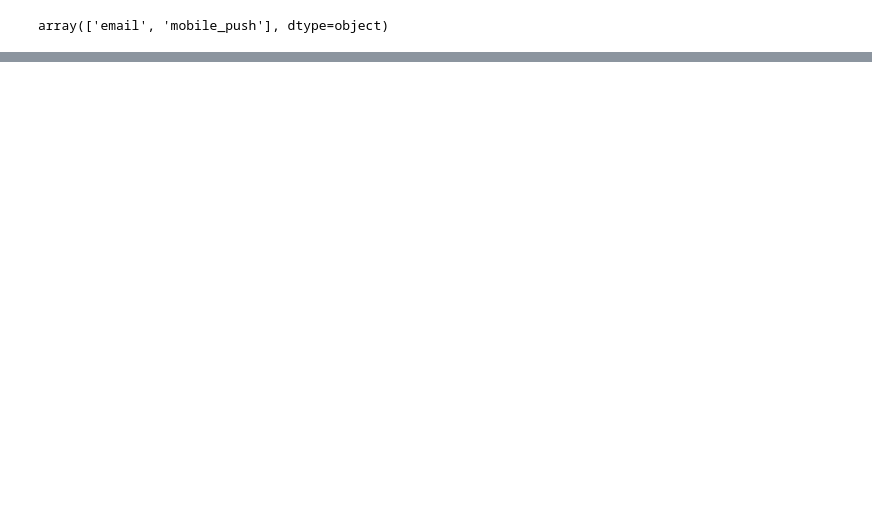
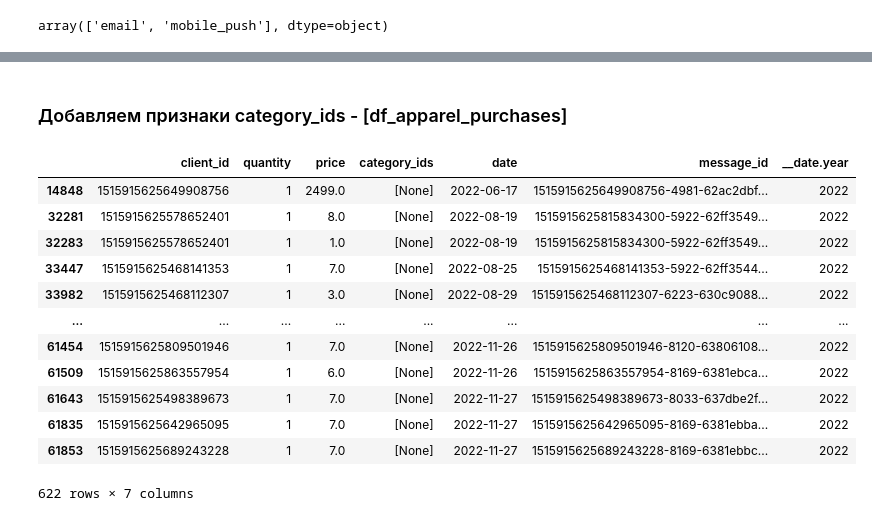
Before and after one commit to n1654/ds-sprint-23, a Jupyter notebook: project.ipynb, the cells around one changed output, grey strips where cells are left out. Cells and saved outputs as stored; diff of their text form; code cells hidden in the pictures; blank space fills up the shorter version.

```diff
--- a/project.ipynb
+++ b/project.ipynb
@@ -486,0 +278,3 @@ df_apparel_messages[rows]
+# %%
+df_apparel_messages.drop_duplicates(inplace=True)
+df_apparel_purchases.drop_duplicates(inplace=True)
@@ -492,0 +436,2 @@ array(['open', 'click', 'purchase', 'send', 'unsubscribe', 'hbq_spam',
+# %%
+df_apparel_purchases['__date.year'] = df_apparel_purchases['date'].dt.year
@@ -541,4 +718,0 @@ df_apparel_purchases.head(5)
-# %%
-df_apparel_purchases['__category_ids_list'] = df_apparel_purchases['category_ids'].apply(lambda x: ast.literal_eval(x))
-# %%
-df_apparel_purchases['__cat_lenght'] = df_apparel_purchases['__category_ids_list'].apply(lambda x: len(x))
@@ -669,0 +1328,21 @@ df_apparel_messages.event = ['send', 'open', 'unsubscribe'] -> 0%
+# %% [markdown]
+### Добавляем признаки category_ids - [df_apparel_purchases]
+# %%
+# в списках могут быть None объекты
+rows = df_apparel_purchases['category_ids'] == '[None]'
+
+df_apparel_purchases[rows]
+# %% [output]
+|  | client_id | quantity | price | category_ids | date | message_id | __date.year |
+| 14848 | 1515915625649908756 | 1 | 2499.0 | [None] | 2022-06-17 | 1515915625649908756-4981-62ac2dbf... | 2022 |
+| 32281 | 1515915625578652401 | 1 | 8.0 | [None] | 2022-08-19 | 1515915625815834300-5922-62ff3549... | 2022 |
+| 32283 | 1515915625578652401 | 1 | 1.0 | [None] | 2022-08-19 | 1515915625815834300-5922-62ff3549... | 2022 |
+| 33447 | 1515915625468141353 | 1 | 7.0 | [None] | 2022-08-25 | 1515915625468141353-5922-62ff3544... | 2022 |
+| 33982 | 1515915625468112307 | 1 | 3.0 | [None] | 2022-08-29 | 1515915625468112307-6223-630c9088... | 2022 |
+| ... | ... | ... | ... | ... | ... | ... | ... |
+| 61454 | 1515915625809501946 | 1 | 7.0 | [None] | 2022-11-26 | 1515915625809501946-8120-63806108... | 2022 |
+| 61509 | 1515915625863557954 | 1 | 6.0 | [None] | 2022-11-26 | 1515915625863557954-8169-6381ebca... | 2022 |
+| 61643 | 1515915625498389673 | 1 | 7.0 | [None] | 2022-11-27 | 1515915625498389673-8033-637dbe2f... | 2022 |
+| 61835 | 1515915625642965095 | 1 | 7.0 | [None] | 2022-11-27 | 1515915625642965095-8169-6381ebba... | 2022 |
+| 61853 | 1515915625689243228 | 1 | 7.0 | [None] | 2022-11-27 | 1515915625689243228-8169-6381ebbc... | 2022 |
+622 rows × 7 columns
```
Also changed, not shown: parts of 231 cells of this notebook, 1 other file.
